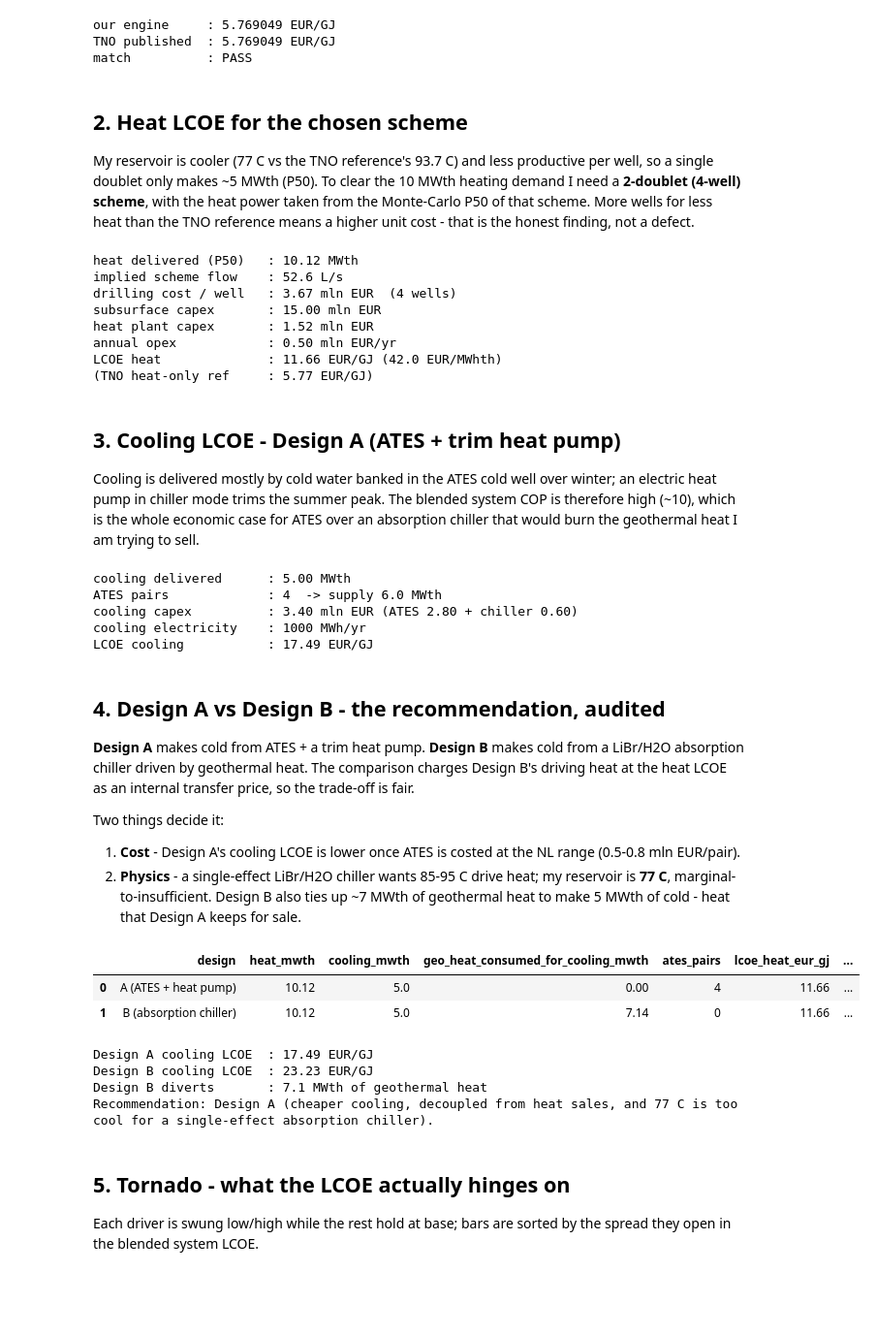
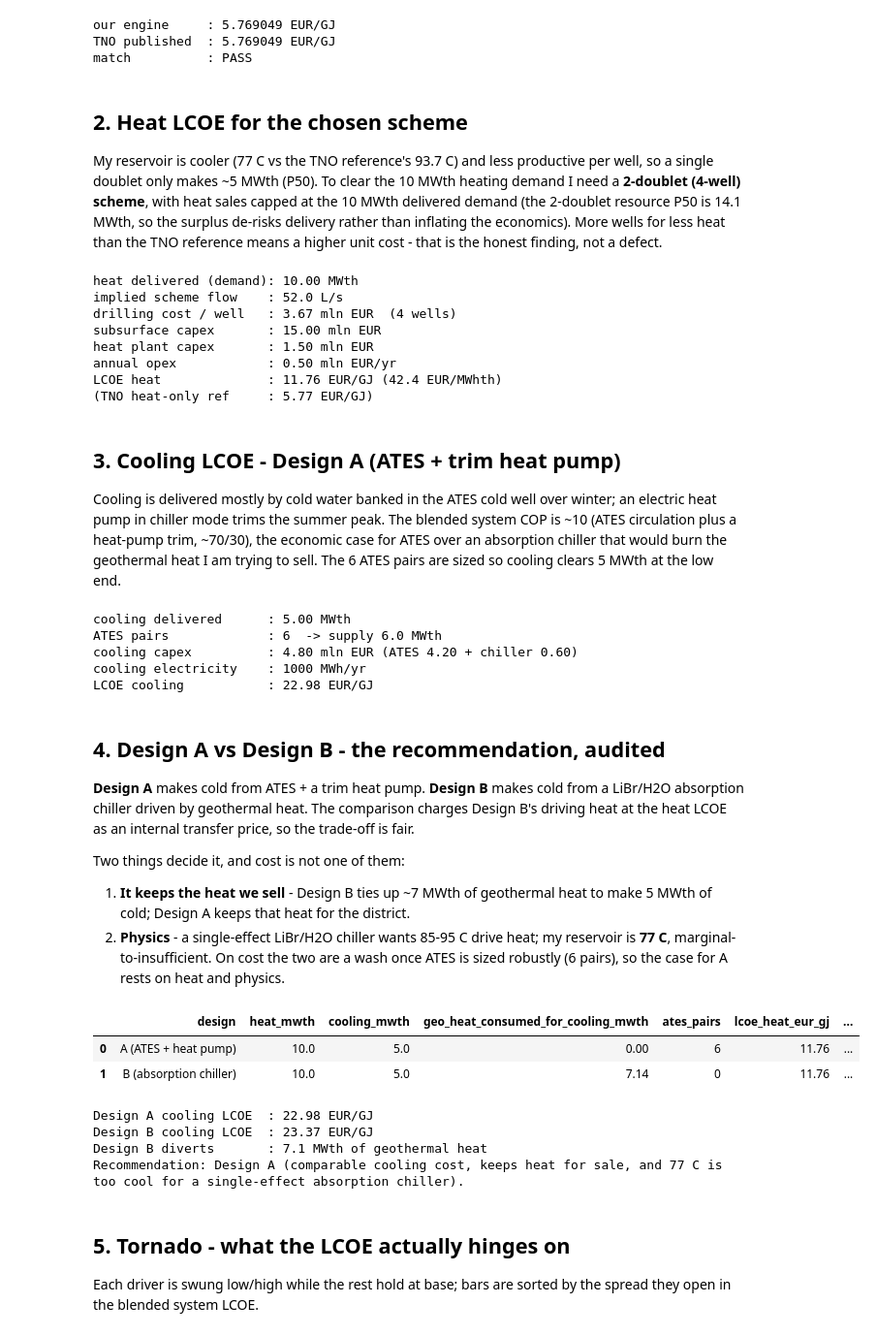
Before and after one commit to DEMILADE07/Vent_Squad_Geothermal_solution, a Jupyter notebook: notebooks/04_lcoe.ipynb, the cells around one changed output. Shown at 97% size. Saved outputs shown, nothing was run; the diff lists cells and outputs as text; code cells hidden in the pictures; blank space fills up the shorter version.

```diff
--- a/notebooks/04_lcoe.ipynb
+++ b/notebooks/04_lcoe.ipynb
@@ -57,13 +57,14 @@ match          : PASS
 
 My reservoir is cooler (77 C vs the TNO reference's 93.7 C) and less productive
 per well, so a single doublet only makes ~5 MWth (P50). To clear the 10 MWth
-heating demand I need a **2-doublet (4-well) scheme**, with the heat power taken
-from the Monte-Carlo P50 of that scheme. More wells for less heat than the TNO
+heating demand I need a **2-doublet (4-well) scheme**, with heat sales
+capped at the 10 MWth delivered demand (the 2-doublet resource P50 is 14.1
+MWth, so the surplus de-risks delivery rather than inflating the economics). More wells for less heat than the TNO
 reference means a higher unit cost - that is the honest finding, not a defect.
 # %%
 cfg = SchemeConfig()
-heat = heat_economics(cfg.heat_case(), heat_mwth=cfg.heat_mwth_p50)
-print(f"heat delivered (P50)   : {heat['heat_mwth']:.2f} MWth")
+heat = heat_economics(cfg.heat_case(), heat_mwth=cfg.heat_delivered_mwth)
+print(f"heat delivered (demand): {heat['heat_mwth']:.2f} MWth")
 print(f"implied scheme flow    : {heat['flow_ls']:.1f} L/s")
 print(f"drilling cost / well   : {heat['drill_mln_per_well']:.2f} mln EUR  ({cfg.n_wells} wells)")
 print(f"subsurface capex       : {heat['subsurface_capex_mln']:.2f} mln EUR")
@@ -73,24 +74,24 @@ print(f"LCOE heat              : {heat['lcoe_eur_gj']:.2f} EUR/GJ "
       f"({heat['lcoe_eur_gj']*3.6:.1f} EUR/MWhth)")
 print(f"(TNO heat-only ref     : {REFERENCE_LCOE_EUR_GJ:.2f} EUR/GJ)")
 # %% [output]
-heat delivered (P50)   : 10.12 MWth
-implied scheme flow    : 52.6 L/s
+heat delivered (demand): 10.00 MWth
+implied scheme flow    : 52.0 L/s
 drilling cost / well   : 3.67 mln EUR  (4 wells)
 subsurface capex       : 15.00 mln EUR
-heat plant capex       : 1.52 mln EUR
+heat plant capex       : 1.50 mln EUR
 annual opex            : 0.50 mln EUR/yr
-LCOE heat              : 11.66 EUR/GJ (42.0 EUR/MWhth)
+LCOE heat              : 11.76 EUR/GJ (42.4 EUR/MWhth)
 (TNO heat-only ref     : 5.77 EUR/GJ)
 # %% [markdown]
 ## 3. Cooling LCOE - Design A (ATES + trim heat pump)
 
 Cooling is delivered mostly by cold water banked in the ATES cold well over
 winter; an electric heat pump in chiller mode trims the summer peak. The blended
-system COP is therefore high (~10), which is the whole economic case for ATES
-over an absorption chiller that would burn the geothermal heat I am trying to
-sell.
+system COP is ~10 (ATES circulation plus a heat-pump trim, ~70/30), the economic
+case for ATES over an absorption chiller that would burn the geothermal heat I am
+trying to sell. The 6 ATES pairs are sized so cooling clears 5 MWth at the low end.
 # %%
-cool = cooling_economics(CoolingCase(cooling_mwth=cfg.demand_cooling_mwth, ates_pairs=4))
+cool = cooling_economics(CoolingCase(cooling_mwth=cfg.demand_cooling_mwth, ates_pairs=6))
 print(f"cooling delivered      : {cool['cooling_mwth']:.2f} MWth")
 print(f"ATES pairs             : {cool['ates_pairs']}  -> supply {cool['ates_supply_mwth']:.1f} MWth")
 print(f"cooling capex          : {cool['capex_mln']:.2f} mln EUR "
@@ -99,10 +100,10 @@ print(f"cooling electricity    : {cool['elec_mwh']:.0f} MWh/yr")
 print(f"LCOE cooling           : {cool['lcoe_eur_gj']:.2f} EUR/GJ")
 # %% [output]
 cooling delivered      : 5.00 MWth
-ATES pairs             : 4  -> supply 6.0 MWth
-cooling capex          : 3.40 mln EUR (ATES 2.80 + chiller 0.60)
+ATES pairs             : 6  -> supply 6.0 MWth
+cooling capex          : 4.80 mln EUR (ATES 4.20 + chiller 0.60)
 cooling electricity    : 1000 MWh/yr
-LCOE cooling           : 17.49 EUR/GJ
+LCOE cooling           : 22.98 EUR/GJ
 # %% [markdown]
 ## 4. Design A vs Design B - the recommendation, audited
 
@@ -111,31 +112,31 @@ from a LiBr/H2O absorption chiller driven by geothermal heat. The comparison
 charges Design B's driving heat at the heat LCOE as an internal transfer price,
 so the trade-off is fair.
 
-Two things decide it:
-1. **Cost** - Design A's cooling LCOE is lower once ATES is costed at the NL
-   range (0.5-0.8 mln EUR/pair).
+Two things decide it, and cost is not one of them:
+1. **It keeps the heat we sell** - Design B ties up ~7 MWth of geothermal heat
+   to make 5 MWth of cold; Design A keeps that heat for the district.
 2. **Physics** - a single-effect LiBr/H2O chiller wants 85-95 C drive heat; my
-   reservoir is **77 C**, marginal-to-insufficient. Design B also ties up ~7 MWth
-   of geothermal heat to make 5 MWth of cold - heat that Design A keeps for sale.
+   reservoir is **77 C**, marginal-to-insufficient. On cost the two are a wash
+   once ATES is sized robustly (6 pairs), so the case for A rests on heat and physics.
 # %%
-comp = comparison_table(cfg, ates_pairs=4)
+comp = comparison_table(cfg, ates_pairs=6)
 comp
 # %% [output]
 |  | design | heat_mwth | cooling_mwth | geo_heat_consumed_for_cooling_mwth | ates_pairs | lcoe_heat_eur_gj | ... |
-| 0 | A (ATES + heat pump) | 10.12 | 5.0 | 0.00 | 4 | 11.66 | ... |
-| 1 | B (absorption chiller) | 10.12 | 5.0 | 7.14 | 0 | 11.66 | ... |
+| 0 | A (ATES + heat pump) | 10.0 | 5.0 | 0.00 | 6 | 11.76 | ... |
+| 1 | B (absorption chiller) | 10.0 | 5.0 | 7.14 | 0 | 11.76 | ... |
 # %%
 a, b = size_design_a(cfg), size_design_b(cfg)
 print(f"Design A cooling LCOE  : {a['lcoe_cool_eur_gj']:.2f} EUR/GJ")
 print(f"Design B cooling LCOE  : {b['lcoe_cool_eur_gj']:.2f} EUR/GJ")
 print(f"Design B diverts       : {b['geo_heat_consumed_for_cooling_mwth']:.1f} MWth of geothermal heat")
-print("Recommendation: Design A (cheaper cooling, decoupled from heat sales, "
+print("Recommendation: Design A (comparable cooling cost, keeps heat for sale, "
       "and 77 C is too cool for a single-effect absorption chiller).")
 # %% [output]
-Design A cooling LCOE  : 17.49 EUR/GJ
-Design B cooling LCOE  : 23.23 EUR/GJ
+Design A cooling LCOE  : 22.98 EUR/GJ
+Design B cooling LCOE  : 23.37 EUR/GJ
 Design B diverts       : 7.1 MWth of geothermal heat
-Recommendation: Design A (cheaper cooling, decoupled from heat sales, and 77 C is too cool for a single-effect absorption chiller).
+Recommendation: Design A (comparable cooling cost, keeps heat for sale, and 77 C is too cool for a single-effect absorption chiller).
 # %% [markdown]
 ## 5. Tornado - what the LCOE actually hinges on
 
```
Also changed, not shown: parts of 3 cells of this notebook, 58 other files.
